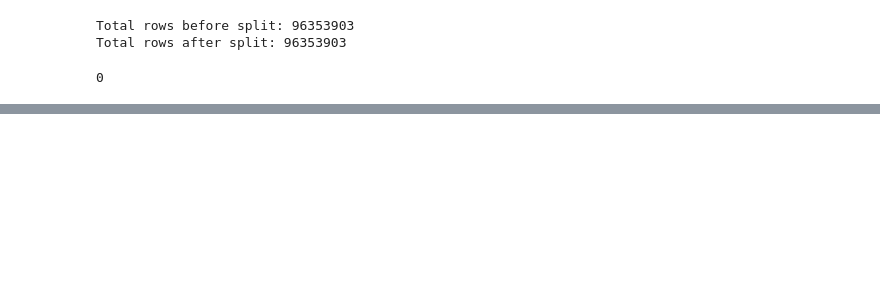
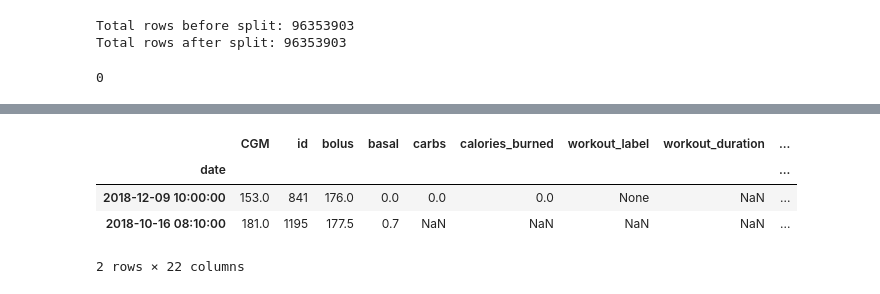
Before and after one commit to miriamkw/egvinsulin, a Jupyter notebook: notebooks/resampling/Loop.ipynb, the cells around one changed output, grey strips where cells are left out. Saved outputs shown, nothing was run; the diff lists cells and outputs as text; code cells hidden in the pictures; blank space fills up the shorter version.

```diff
--- a/notebooks/resampling/Loop.ipynb
+++ b/notebooks/resampling/Loop.ipynb
@@ -726,7 +775,22 @@ df_user_data
 # %%
 # Add weight, height, and gender
 df_final = add_single_value_to_subjects(df_final, df_user_data, 'weight')
+print("Added weight")
 df_final = add_single_value_to_subjects(df_final, df_user_data, 'height')
+print("Added height")
 df_final = add_single_value_to_subjects(df_final, df_user_data, 'gender')
+print("Added gender")
+df_final = add_single_value_to_subjects(df_final, df_user_data, 'age_of_diagnosis')
+print("Added age_of_diagnosis")
+df_final = add_single_value_to_subjects(df_final, df_user_data, 'insulin_type_bolus')
+print("Added insulin_type_bolus")
+df_final = add_single_value_to_subjects(df_final, df_user_data, 'insulin_type_basal')
+print("Added insulin_type_basal")
+df_final = add_single_value_to_subjects(df_final, df_user_data, 'insulin_delivery_device')
+print("Added insulin_delivery_device")
+df_final = add_single_value_to_subjects(df_final, df_user_data, 'cgm_device')
+print("Added cgm_device")
+df_final = add_single_value_to_subjects(df_final, df_user_data, 'is_pregnant')
+print("Added is_pregnant")
 df_final.head()
 # %% [output]
@@ -740,3 +817,7 @@ df_final.head()
+# %%
+df_final['insulin_delivery_algorithm'] = 'LoopAlgorithm'
+df_final['insulin_delivery_modality'] = 'AID'
+df_final['source_file'] = 'Loop'
 # %% [markdown]
 ### Save Resampled Data
 # %%
@@ -857,3 +937,11 @@ Total rows across all parts: 96353903
 Unique subjects across all parts: 851
 
 ✅ The split files correctly contain all data!
+# %%
+df_final[df_final['bolus'] > 100]
+# %% [output]
+|  | CGM | id | bolus | basal | carbs | calories_burned | workout_label | workout_duration | ... |
+| date |  |  |  |  |  |  |  |  | ... |
+| 2018-12-09 10:00:00 | 153.0 | 841 | 176.0 | 0.0 | 0.0 | 0.0 | None | NaN | ... |
+| 2018-10-16 08:10:00 | 181.0 | 1195 | 177.5 | 0.7 | NaN | NaN | NaN | NaN | ... |
+2 rows × 22 columns
```
Also changed, not shown: parts of 18 cells of this notebook, 10 other files.
